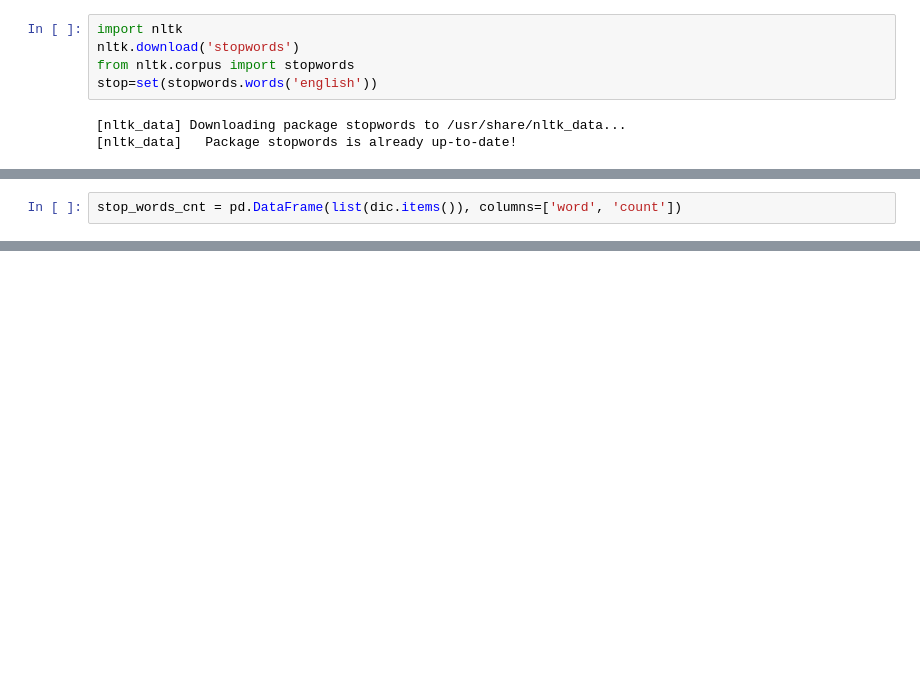
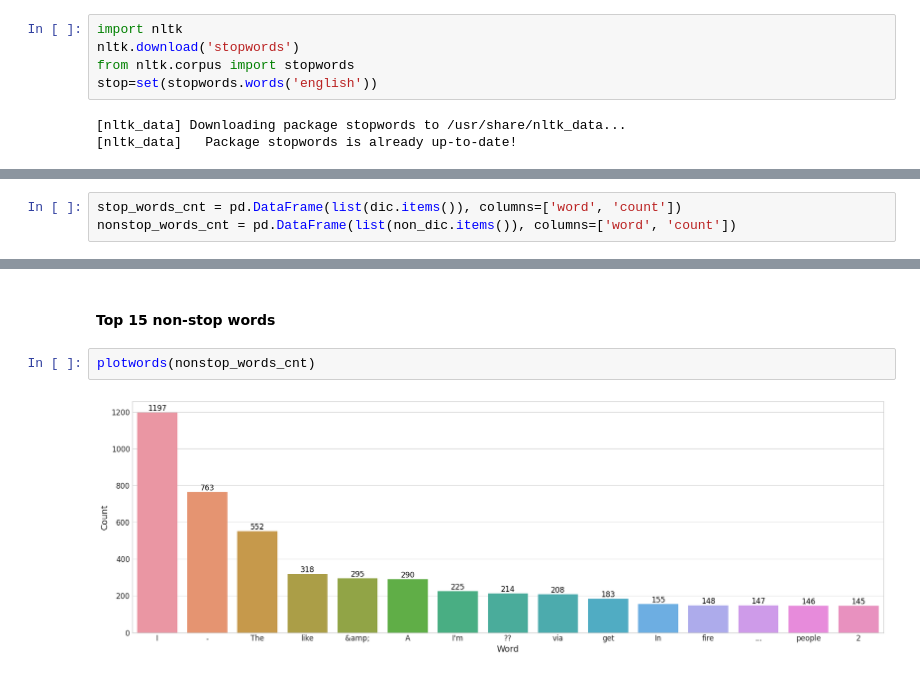
Before and after one commit to dibkb/mnist, a Jupyter notebook: disaster-tweets.ipynb, the cells around one changed output, grey strips where cells are left out. Cells and saved outputs as stored; diff of their text form; blank space fills up the shorter version.

```diff
--- a/disaster-tweets.ipynb
+++ b/disaster-tweets.ipynb
@@ -214,3 +217,4 @@ for word in corpus:
 # %%
 stop_words_cnt = pd.DataFrame(list(dic.items()), columns=['word', 'count'])
+nonstop_words_cnt = pd.DataFrame(list(non_dic.items()), columns=['word', 'count'])
 # %%
@@ -239,0 +247,6 @@ plt.show()
+# %% [markdown]
+#### Top 15 non-stop words
+# %%
+plotwords(nonstop_words_cnt)
+# %% [output]
+[figure, added]
```
Also changed, not shown: parts of 4 cells of this notebook.
